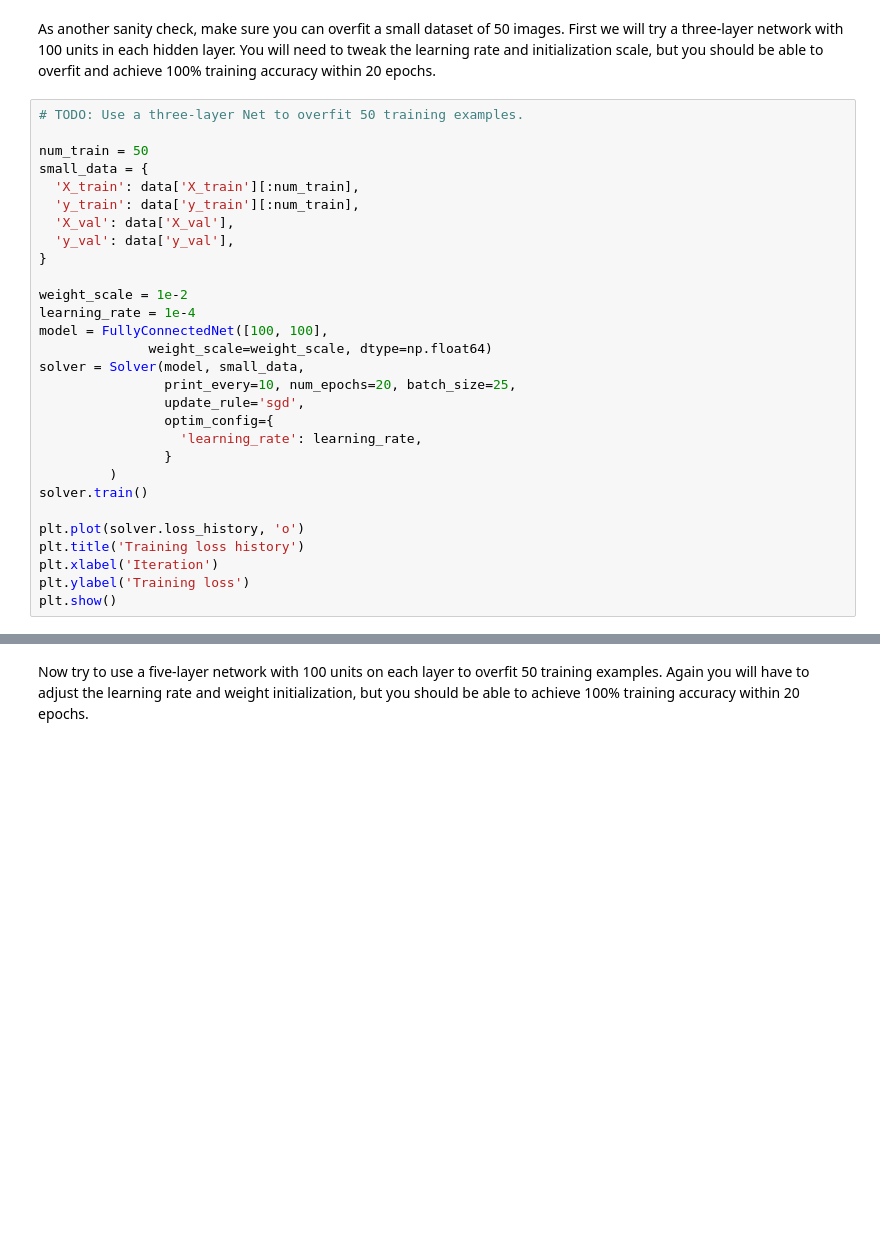
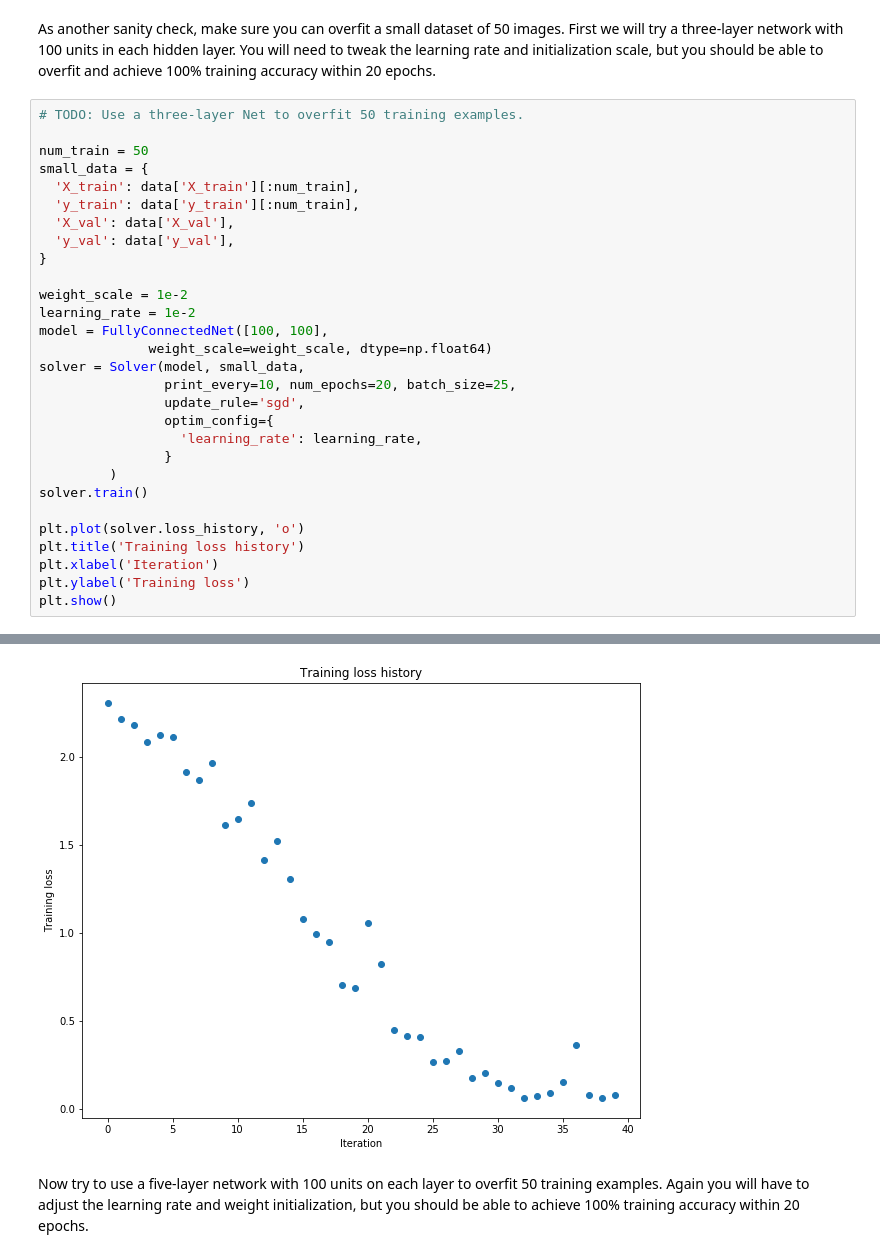
Before and after one commit to udisch/cs231, a Jupyter notebook: assignment2/FullyConnectedNets.ipynb, the cells around one changed output, grey strips where cells are left out. Saved outputs shown, nothing was run; the diff lists cells and outputs as text; blank space fills up the shorter version.

```diff
--- a/assignment2/FullyConnectedNets.ipynb
+++ b/assignment2/FullyConnectedNets.ipynb
@@ -431,7 +430,7 @@ small_data = {
 }
 
 weight_scale = 1e-2
-learning_rate = 1e-4
+learning_rate = 1e-2
 model = FullyConnectedNet([100, 100],
               weight_scale=weight_scale, dtype=np.float64)
 solver = Solver(model, small_data,
@@ -448,3 +447,4 @@ plt.title('Training loss history')
 plt.xlabel('Iteration')
 plt.ylabel('Training loss')
 plt.show()
+# %% [output]
@@ -451,3 +468,4 @@ plt.show()
+[figure, added]
 # %% [markdown]
 Now try to use a five-layer network with 100 units on each layer to overfit 50 training examples. Again you will have to adjust the learning rate and weight initialization, but you should be able to achieve 100% training accuracy within 20 epochs.
 # %%
```
Also changed, not shown: parts of 5 cells of this notebook, 1 other file.
